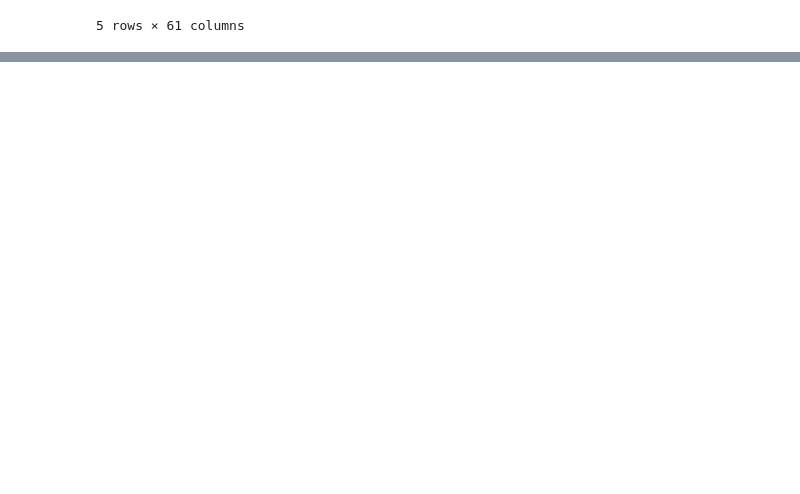
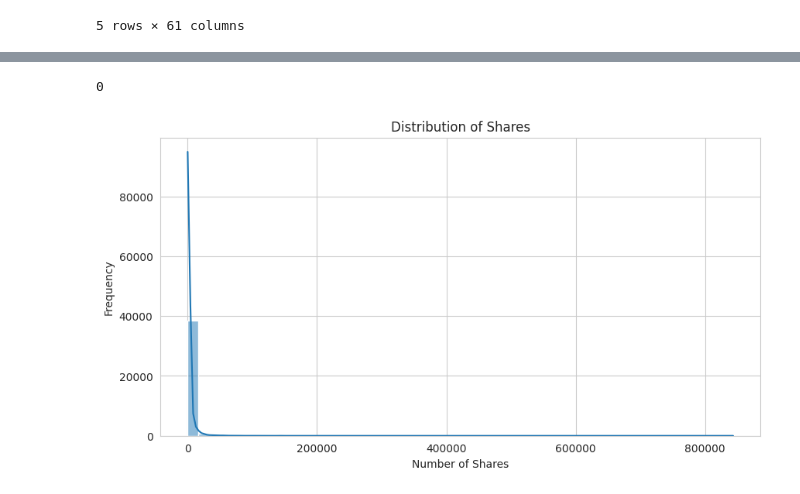
Before and after one commit to batoolabualhayjaa33-droid/ML-final-project, a Jupyter notebook: mltest.ipynb, the cells around one changed output, grey strips where cells are left out. Drawn from its saved outputs; the diff is of its cells as text; code cells hidden in the pictures; blank space fills up the shorter version.

Commit message:
rand data inspection+EDA

```diff
--- a/mltest.ipynb
+++ b/mltest.ipynb
@@ -18,3 +18,5 @@ display(news_data.head())
 | 3 | http://mashable.com/2013/01/07/as... | 731.0 | 9.0 | 531.0 | 0.503788 | 1.0 | ... |
 | 4 | http://mashable.com/2013/01/07/at... | 731.0 | 13.0 | 1072.0 | 0.415646 | 1.0 | ... |
 5 rows × 61 columns
+# %%
+news_data.columns = news_data.columns.str.strip()
@@ -20,0 +97,19 @@ display(news_data.head())
+# %%
+duplicate_rows = news_data.duplicated().sum()
+
+print(duplicate_rows)
+# %% [output]
+0
+# %%
+sns.set_style("whitegrid")
+plt.figure(figsize=(10,5))
+
+sns.histplot(news_data['shares'], bins=50, kde=True)
+
+plt.title("Distribution of Shares")
+plt.xlabel("Number of Shares")
+plt.ylabel("Frequency")
+
+plt.show()
+# %% [output]
+[figure, added]
```
Also changed, not shown: parts of 16 cells of this notebook.
